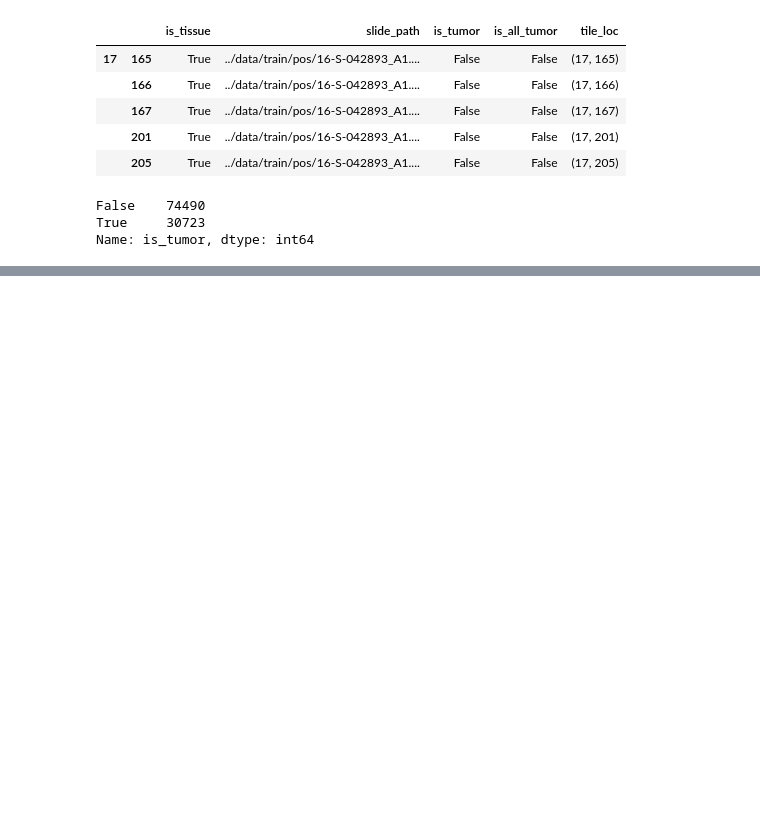
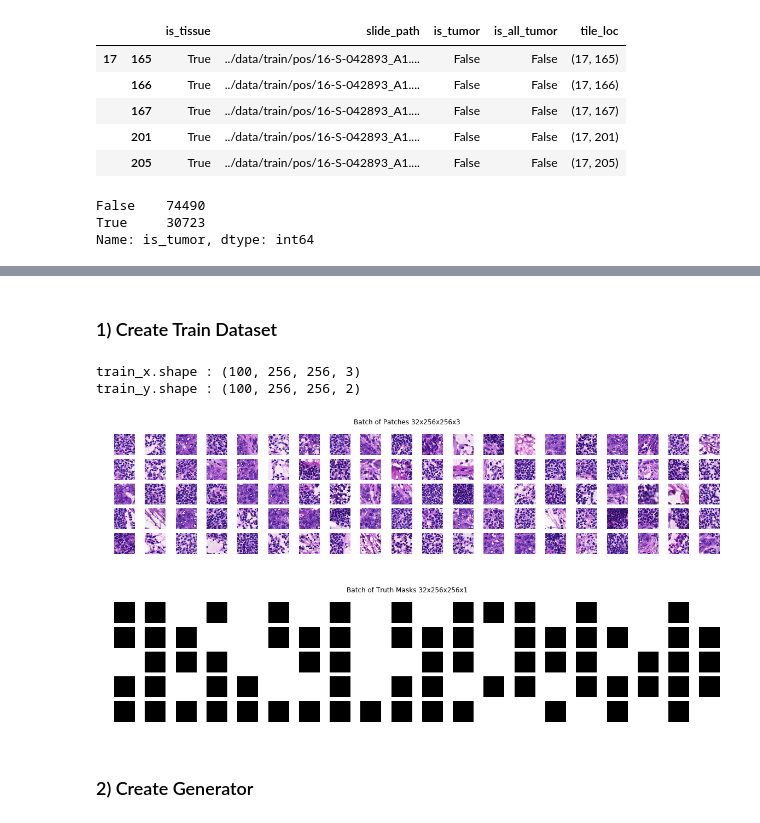
Before and after one commit to Taeu/HeLP-Challenge-Goldenpass, a Jupyter notebook: notebook/model-cjh-ver02.ipynb, the cells around one changed output, grey strips where cells are left out. Saved outputs shown, nothing was run; the diff lists cells and outputs as text; code cells hidden in the pictures; blank space fills up the shorter version.

Commit message:
Train Generator까지 분석

```diff
--- a/notebook/model-cjh-ver02.ipynb
+++ b/notebook/model-cjh-ver02.ipynb
@@ -163,0 +244,3 @@ Name: is_tumor, dtype: int64
+# %%
+%%time
+all_tissue_samples = find_patches_from_slide(slide_path, truth_path)
@@ -163,0 +258,19 @@ Name: is_tumor, dtype: int64
+# %% [markdown]
+### 1) Create Train Dataset
+# %%
+# Set Params
+patch_size = 256
+batch_size = 100
+shuffle = False
+samples = all_tissue_samples.sample(1000, random_state=13)
+# %%
+# slide path
+slide_path = '../data/train/pos/16-S-042893_A1.mrxs'  # pos
+slide = openslide.open_slide(slide_path)
+
+# tiles
+tiles = DeepZoomGenerator(slide, tile_size=patch_size,
+                          overlap=0, limit_bounds=False)
+
+start_x = int(slide.properties.get('openslide.bounds-x', 0)) / patch_size
+start_y = int(slide.properties.get('openslide.bounds-y', 0)) / patch_size
@@ -163,0 +302,29 @@ Name: is_tumor, dtype: int64
+# %%
+train_x = np.array(batch_tiles) / 255.
+print('train_x.shape :', train_x.shape)
+
+train_y = np.array(batch_masks)
+train_y = to_categorical(train_y, num_classes=2)
+print('train_y.shape :', train_y.shape)
+# %% [output]
+train_x.shape : (100, 256, 256, 3)
+train_y.shape : (100, 256, 256, 2)
+# %%
+f, axes = plt.subplots(5, 20, figsize=(20, 4));
+ax = axes.flatten()
+for i in range(0, train_x.shape[0]):
+    _ = ax[i].imshow(train_x[i]);
+    _ = ax[i].axis('off');
+f.suptitle('Batch of Patches 32x256x256x3');
+
+f, axes = plt.subplots(5, 20, figsize=(20, 4));
+ax = axes.flatten()
+for i in range(0, train_x.shape[0]):
+    _ = ax[i].imshow(train_y[i].argmax(axis=2), cmap='gray', vmin=0, vmax=1);
+    _ = ax[i].axis('off');
+f.suptitle('Batch of Truth Masks 32x256x256x1');
+# %% [output]
+[figure, added]
+[figure, added]
+# %% [markdown]
+### 2) Create Generator
```
Also changed, not shown: parts of 10 cells of this notebook.
